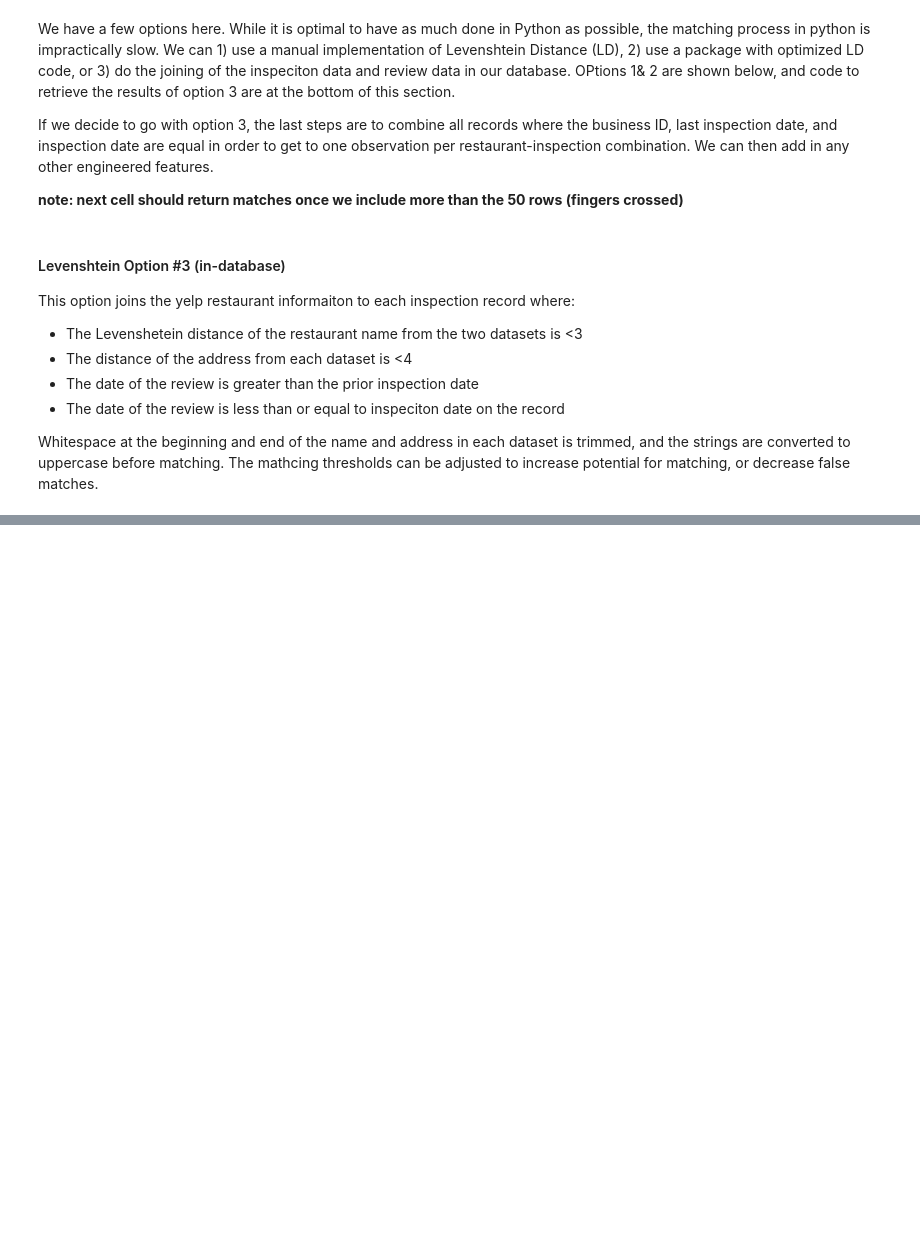
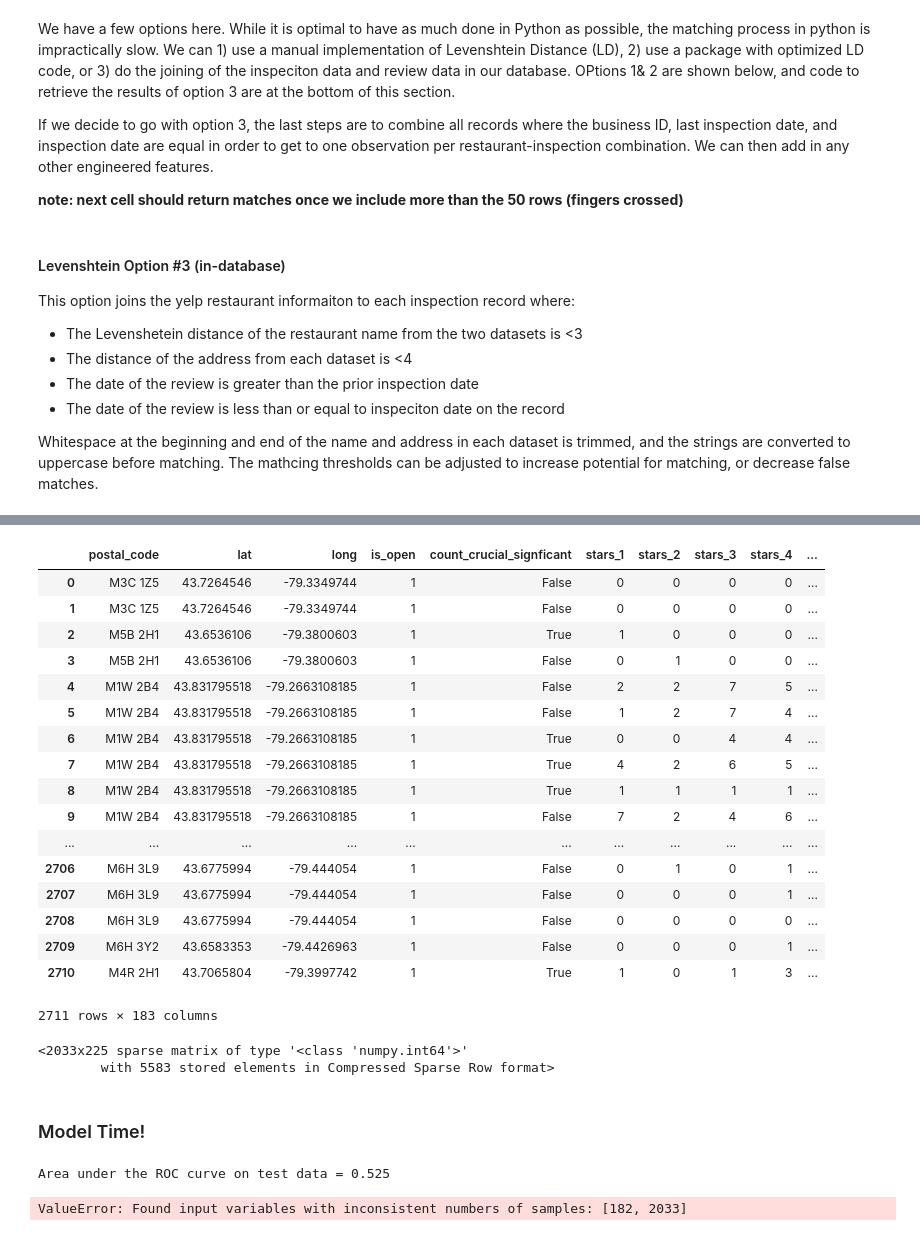
Before and after one commit to ms682/DataScience, a Jupyter notebook: yelp-toronto-dataset.ipynb, the cells around one changed output, grey strips where cells are left out. Drawn from its saved outputs; the diff is of its cells as text; code cells hidden in the pictures; blank space fills up the shorter version.

Commit message:
preprocessing of review text

```diff
--- a/yelp-toronto-dataset.ipynb
+++ b/yelp-toronto-dataset.ipynb
@@ -229,7 +214,7 @@ df
 # %%
 #useful code to view all columns of df
 
-#pd.set_option('display.max_columns', None)
+pd.set_option('display.max_columns', None)
 # %%
 df = pd.concat([df5, cats_df], axis=1)
 del df['categories']
@@ -241,0 +225,78 @@ df
+# %%
+#turn cell from markdown to code
+
+from nltk.corpus import stopwords
+import nltk
+stop = stopwords.words('english')
+df['review_text']=df['review_text'].str.lower()
+df['review_text'] = df['review_text'].apply(lambda x: ' '.join([word for word in x.split() if word not in (stop)]))
+ps = nltk.stem.WordNetLemmatizer()
+df['review_text']=df["review_text"].apply(lambda x:[ps.lemmatize(y,pos='v') for y in x.split()])
+df['review_text']=df['review_text'].apply(lambda x: ', '.join(x))
+df['review_text'] = df['review_text'].str.replace('[^\w\s]','')
+
+#del df['attributes']
+list(df)
+df
+# %% [output]
+|  | postal_code | lat | long | is_open | count_crucial_signficant | stars_1 | stars_2 | stars_3 | stars_4 | ... |
+| 0 | M3C 1Z5 | 43.7264546 | -79.3349744 | 1 | False | 0 | 0 | 0 | 0 | ... |
+| 1 | M3C 1Z5 | 43.7264546 | -79.3349744 | 1 | False | 0 | 0 | 0 | 0 | ... |
+| 2 | M5B 2H1 | 43.6536106 | -79.3800603 | 1 | True | 1 | 0 | 0 | 0 | ... |
+| 3 | M5B 2H1 | 43.6536106 | -79.3800603 | 1 | False | 0 | 1 | 0 | 0 | ... |
+| 4 | M1W 2B4 | 43.831795518 | -79.2663108185 | 1 | False | 2 | 2 | 7 | 5 | ... |
+| 5 | M1W 2B4 | 43.831795518 | -79.2663108185 | 1 | False | 1 | 2 | 7 | 4 | ... |
+| 6 | M1W 2B4 | 43.831795518 | -79.2663108185 | 1 | True | 0 | 0 | 4 | 4 | ... |
+| 7 | M1W 2B4 | 43.831795518 | -79.2663108185 | 1 | True | 4 | 2 | 6 | 5 | ... |
+| 8 | M1W 2B4 | 43.831795518 | -79.2663108185 | 1 | True | 1 | 1 | 1 | 1 | ... |
+| 9 | M1W 2B4 | 43.831795518 | -79.2663108185 | 1 | False | 7 | 2 | 4 | 6 | ... |
+| ... | ... | ... | ... | ... | ... | ... | ... | ... | ... | ... |
+| 2706 | M6H 3L9 | 43.6775994 | -79.444054 | 1 | False | 0 | 1 | 0 | 1 | ... |
+| 2707 | M6H 3L9 | 43.6775994 | -79.444054 | 1 | False | 0 | 0 | 0 | 1 | ... |
+| 2708 | M6H 3L9 | 43.6775994 | -79.444054 | 1 | False | 0 | 0 | 0 | 0 | ... |
+| 2709 | M6H 3Y2 | 43.6583353 | -79.4426963 | 1 | False | 0 | 0 | 0 | 1 | ... |
+| 2710 | M4R 2H1 | 43.7065804 | -79.3997742 | 1 | True | 1 | 0 | 1 | 3 | ... |
+2711 rows × 183 columns
+# %%
+from sklearn import metrics
+from sklearn.model_selection import train_test_split
+from sklearn.model_selection import cross_val_score
+
+from sklearn.linear_model import LogisticRegression
+from sklearn.svm import LinearSVC
+
+from sklearn.feature_extraction.text import CountVectorizer
+from sklearn.feature_extraction.text import TfidfVectorizer
+
+X = df.drop('count_crucial_signficant', axis=1)
+Y = df['count_crucial_signficant']
+X_train, X_test, Y_train, Y_test = train_test_split(X, Y, train_size=.75)
+
+binary_vectorizer = CountVectorizer(binary=True)
+binary_vectorizer.fit(X_train)
+X_train_binary = binary_vectorizer.transform(X_train['review_text'])
+X_test_binary = binary_vectorizer.transform(X_test['review_text'])
+X_train.reshape()
+# %% [output]
+<2033x225 sparse matrix of type '<class 'numpy.int64'>'
+        with 5583 stored elements in Compressed Sparse Row format>
+# %% [markdown]
+### Model Time!
+# %%
+model = LogisticRegression()
+model.fit(X_train_binary, Y_train)
+print ("Area under the ROC curve on test data = %.3f" % metrics.roc_auc_score(model.predict(X_test_binary), Y_test))
+fpr, tpr, thresholds = metrics.roc_curve(Y_test, model.predict_proba(X_test_binary)[:,1])
+
+tfidf_vectorizer = TfidfVectorizer()
+tfidf_vectorizer.fit(X_train)
+
+X_train_tfidf = tfidf_vectorizer.transform(X_train)
+X_test_tfidf = tfidf_vectorizer.transform(X_test)
+
+model_v2 = LogisticRegression()
+model_v2.fit(X_train_tfidf, Y_train)
+print ("Area under the ROC curve on test data = %.3f" % metrics.roc_auc_score(model_v2.predict(X_test_counts), Y_test))
+# %% [output]
+Area under the ROC curve on test data = 0.525
+ValueError: Found input variables with inconsistent numbers of samples: [182, 2033]
```
Also changed, not shown: parts of 12 cells of this notebook.
